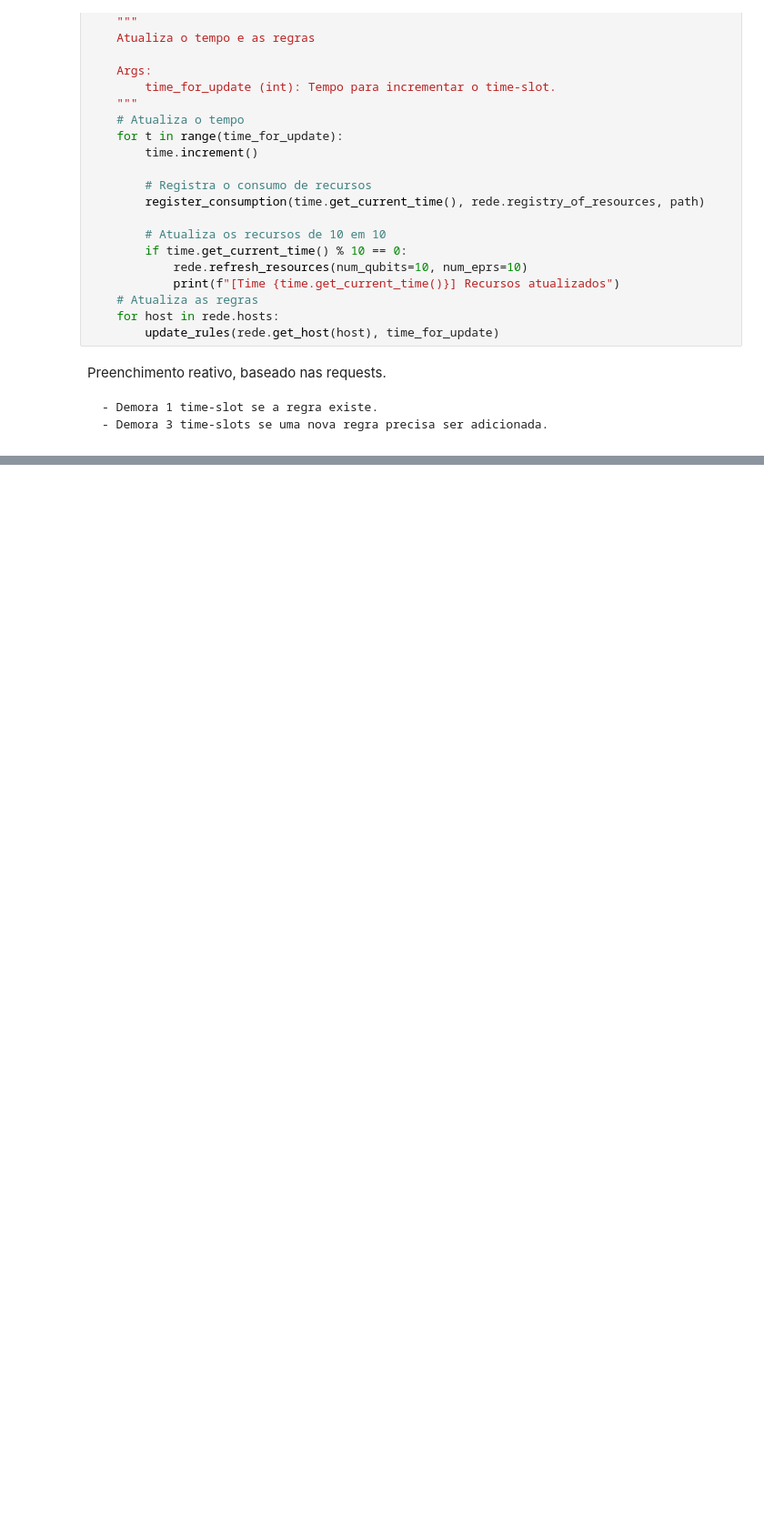
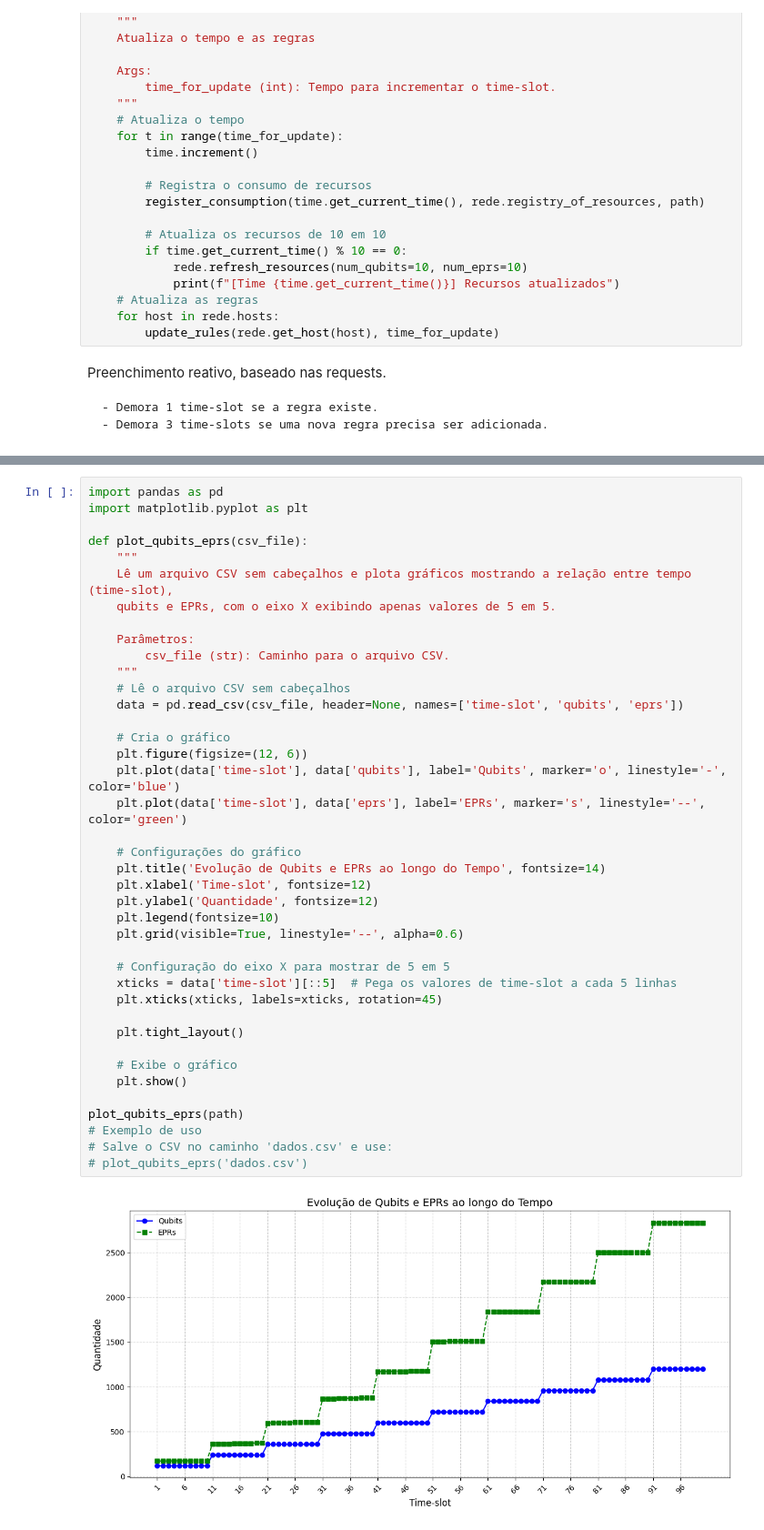
Before and after one commit to artuenric/QuatumNet, a Jupyter notebook: Qubits EPR - Proativo - Simulação (Sync).ipynb, the cells around one changed output, grey strips where cells are left out. Shown: that part at 91% size. Saved outputs shown, nothing was run; the diff lists cells and outputs as text; blank space fills up the shorter version.

```diff
--- a/Qubits EPR - Proativo - Simulação (Sync).ipynb
+++ b/Qubits EPR - Proativo - Simulação (Sync).ipynb
@@ -130,0 +131,42 @@ Request R-418A70: Start Time = 0, End Time = 99
+# %%
+import pandas as pd
+import matplotlib.pyplot as plt
+
+def plot_qubits_eprs(csv_file):
+    """
+    Lê um arquivo CSV sem cabeçalhos e plota gráficos mostrando a relação entre tempo (time-slot),
+    qubits e EPRs, com o eixo X exibindo apenas valores de 5 em 5.
+
+    Parâmetros:
+        csv_file (str): Caminho para o arquivo CSV.
+    """
+    # Lê o arquivo CSV sem cabeçalhos
+    data = pd.read_csv(csv_file, header=None, names=['time-slot', 'qubits', 'eprs'])
+
+    # Cria o gráfico
+    plt.figure(figsize=(12, 6))
+    plt.plot(data['time-slot'], data['qubits'], label='Qubits', marker='o', linestyle='-', color='blue')
+    plt.plot(data['time-slot'], data['eprs'], label='EPRs', marker='s', linestyle='--', color='green')
+
+    # Configurações do gráfico
+    plt.title('Evolução de Qubits e EPRs ao longo do Tempo', fontsize=14)
+    plt.xlabel('Time-slot', fontsize=12)
+    plt.ylabel('Quantidade', fontsize=12)
+    plt.legend(fontsize=10)
+    plt.grid(visible=True, linestyle='--', alpha=0.6)
+
+    # Configuração do eixo X para mostrar de 5 em 5
+    xticks = data['time-slot'][::5]  # Pega os valores de time-slot a cada 5 linhas
+    plt.xticks(xticks, labels=xticks, rotation=45)
+
+    plt.tight_layout()
+
+    # Exibe o gráfico
+    plt.show()
+
+plot_qubits_eprs(path)
+# Exemplo de uso
+# Salve o CSV no caminho 'dados.csv' e use:
+# plot_qubits_eprs('dados.csv')
+# %% [output]
+[figure, added]
```
Also changed, not shown: parts of 2 cells of this notebook, 11 other files.
